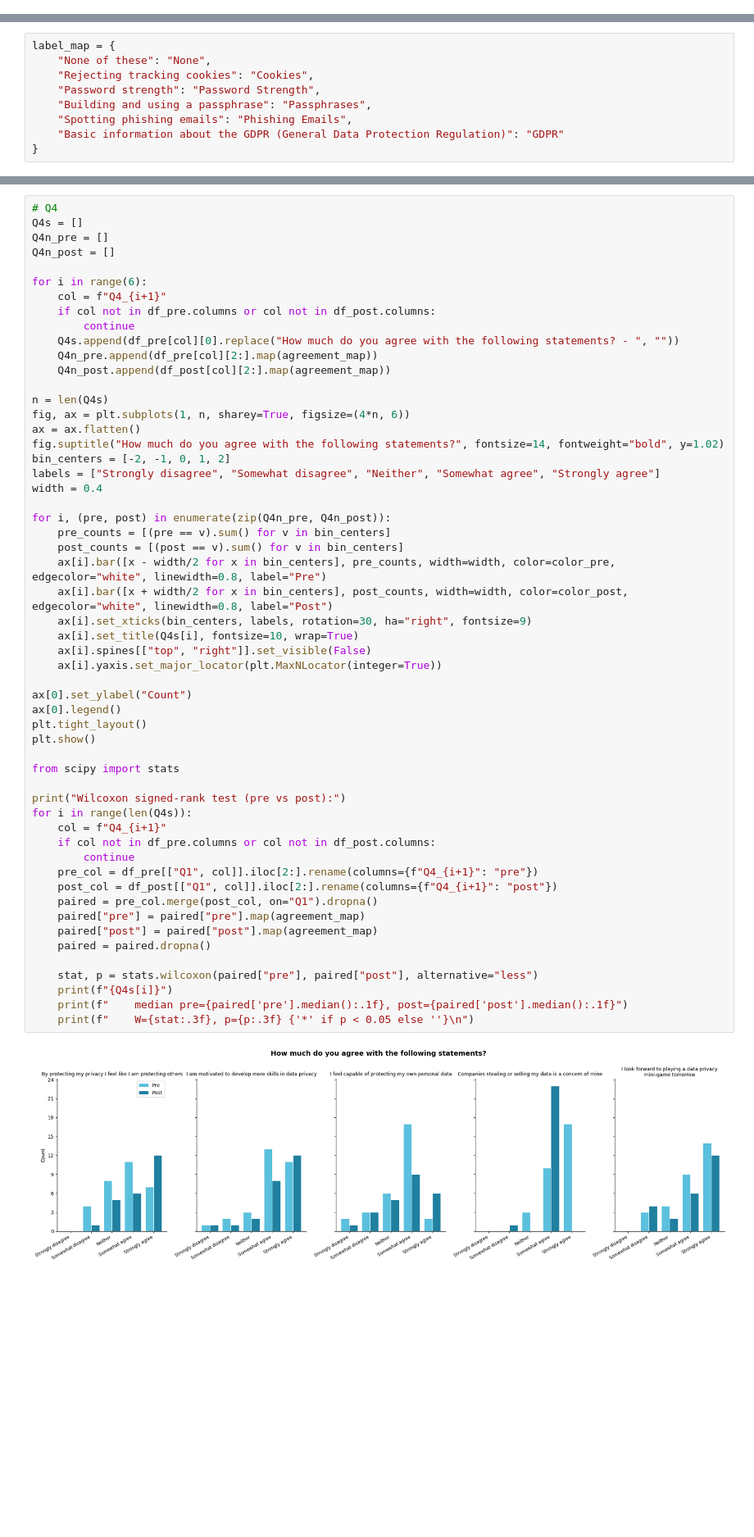
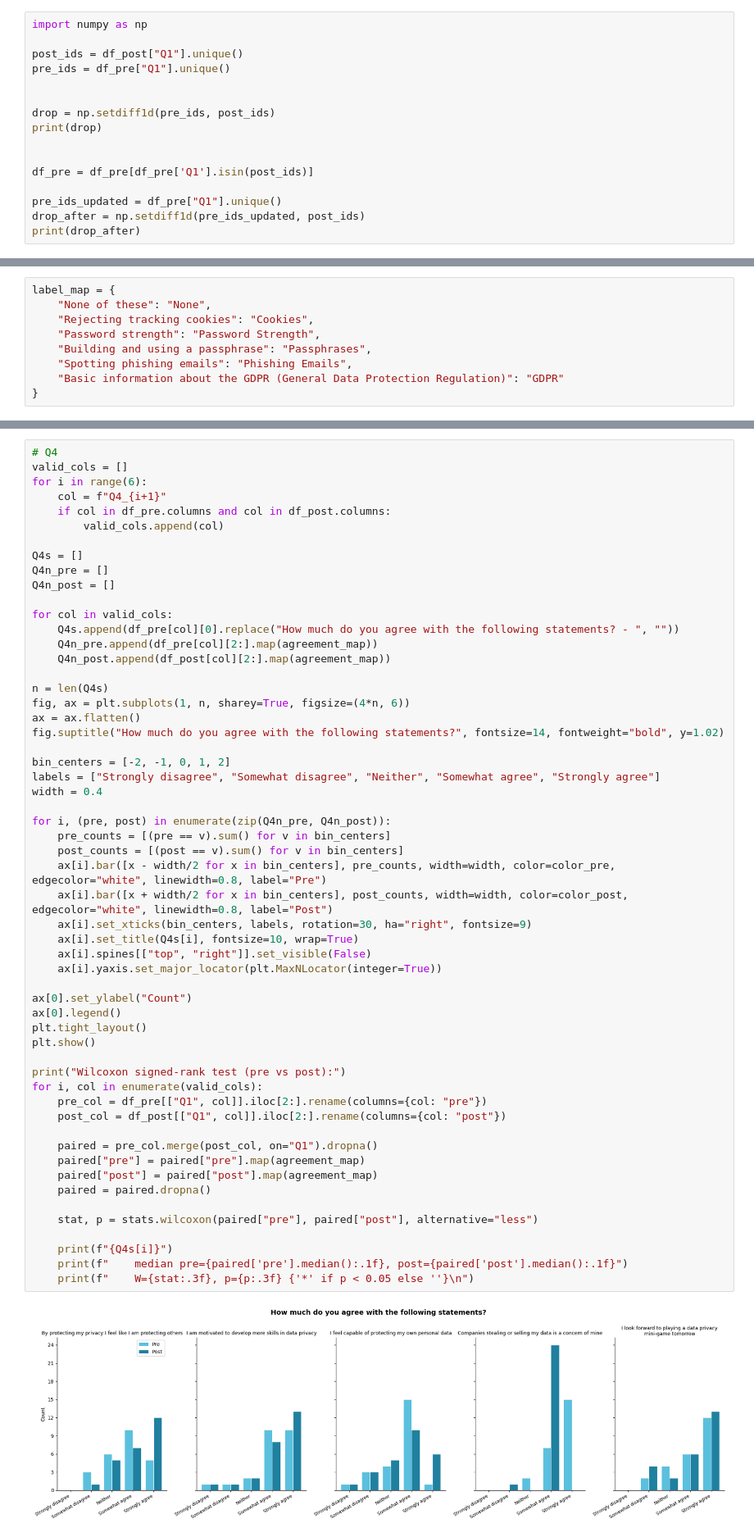
Before and after one commit to Innaxn/New-Media-Lab, a Jupyter notebook: data_analysis/posterior_analysis.ipynb, the cells around one changed output, grey strips where cells are left out. Shown at 82% size. Cells and saved outputs as stored; diff of their text form; blank space fills up the shorter version.

```diff
--- a/data_analysis/posterior_analysis.ipynb
+++ b/data_analysis/posterior_analysis.ipynb
@@ -24,3 +25,19 @@ df_post.head()
 | 3 | 400 | Somewhat agree | Strongly agree | Strongly agree | Password strength,Building and us... | Strongly agree | Strongly agree | Neither agree nor disagree | Somewhat agree | Neither agree nor disagree | ... | ... |
 | 4 | 403 | Somewhat agree | Strongly agree | Strongly agree | Password strength,Building and us... | Strongly agree | Strongly agree | Somewhat agree | Somewhat agree | Somewhat agree | ... | ... |
 5 rows × 31 columns
+# %%
+import numpy as np
+
+post_ids = df_post["Q1"].unique()
+pre_ids = df_pre["Q1"].unique()
+
+
+drop = np.setdiff1d(pre_ids, post_ids)
+print(drop)
+
+
+df_pre = df_pre[df_pre['Q1'].isin(post_ids)]
+
+pre_ids_updated = df_pre["Q1"].unique()
+drop_after = np.setdiff1d(pre_ids_updated, post_ids)
+print(drop_after)
@@ -167,13 +187,16 @@ plt.show()
 # %%
 # Q4
+valid_cols = []
+for i in range(6):
+    col = f"Q4_{i+1}"
+    if col in df_pre.columns and col in df_post.columns:
+        valid_cols.append(col)
+
 Q4s = []
 Q4n_pre = []
 Q4n_post = []
 
-for i in range(6):
-    col = f"Q4_{i+1}"
-    if col not in df_pre.columns or col not in df_post.columns:
-        continue
+for col in valid_cols:
     Q4s.append(df_pre[col][0].replace("How much do you agree with the following statements? - ", ""))
     Q4n_pre.append(df_pre[col][2:].map(agreement_map))
     Q4n_post.append(df_post[col][2:].map(agreement_map))
@@ -182,45 +205,43 @@ n = len(Q4s)
 fig, ax = plt.subplots(1, n, sharey=True, figsize=(4*n, 6))
 ax = ax.flatten()
 fig.suptitle("How much do you agree with the following statements?", fontsize=14, fontweight="bold", y=1.02)
+
 bin_centers = [-2, -1, 0, 1, 2]
 labels = ["Strongly disagree", "Somewhat disagree", "Neither", "Somewhat agree", "Strongly agree"]
 width = 0.4
 
 for i, (pre, post) in enumerate(zip(Q4n_pre, Q4n_post)):
     pre_counts = [(pre == v).sum() for v in bin_centers]
     post_counts = [(post == v).sum() for v in bin_centers]
     ax[i].bar([x - width/2 for x in bin_centers], pre_counts, width=width, color=color_pre, edgecolor="white", linewidth=0.8, label="Pre")
     ax[i].bar([x + width/2 for x in bin_centers], post_counts, width=width, color=color_post, edgecolor="white", linewidth=0.8, label="Post")
     ax[i].set_xticks(bin_centers, labels, rotation=30, ha="right", fontsize=9)
     ax[i].set_title(Q4s[i], fontsize=10, wrap=True)
     ax[i].spines[["top", "right"]].set_visible(False)
     ax[i].yaxis.set_major_locator(plt.MaxNLocator(integer=True))
 
 ax[0].set_ylabel("Count")
 ax[0].legend()
 plt.tight_layout()
 plt.show()
 
-from scipy import stats
+print("Wilcoxon signed-rank test (pre vs post):")
+for i, col in enumerate(valid_cols):
+    pre_col = df_pre[["Q1", col]].iloc[2:].rename(columns={col: "pre"})
+    post_col = df_post[["Q1", col]].iloc[2:].rename(columns={col: "post"})
 
-print("Wilcoxon signed-rank test (pre vs post):")
-for i in range(len(Q4s)):
-    col = f"Q4_{i+1}"
-    if col not in df_pre.columns or col not in df_post.columns:
-        continue
-    pre_col = df_pre[["Q1", col]].iloc[2:].rename(columns={f"Q4_{i+1}": "pre"})
-    post_col = df_post[["Q1", col]].iloc[2:].rename(columns={f"Q4_{i+1}": "post"})
     paired = pre_col.merge(post_col, on="Q1").dropna()
     paired["pre"] = paired["pre"].map(agreement_map)
     paired["post"] = paired["post"].map(agreement_map)
     paired = paired.dropna()
 
     stat, p = stats.wilcoxon(paired["pre"], paired["post"], alternative="less")
+
     print(f"{Q4s[i]}")
     print(f"    median pre={paired['pre'].median():.1f}, post={paired['post'].median():.1f}")
     print(f"    W={stat:.3f}, p={p:.3f} {'*' if p < 0.05 else ''}\n")
 # %% [output]
-[figure, old version]
+[figure, new version]
 Wilcoxon signed-rank test (pre vs post):
 By protecting my privacy I feel like I am protecting others
     median pre=1.0, post=1.0
```
Also changed, not shown: parts of 10 cells of this notebook, 2 other files.
